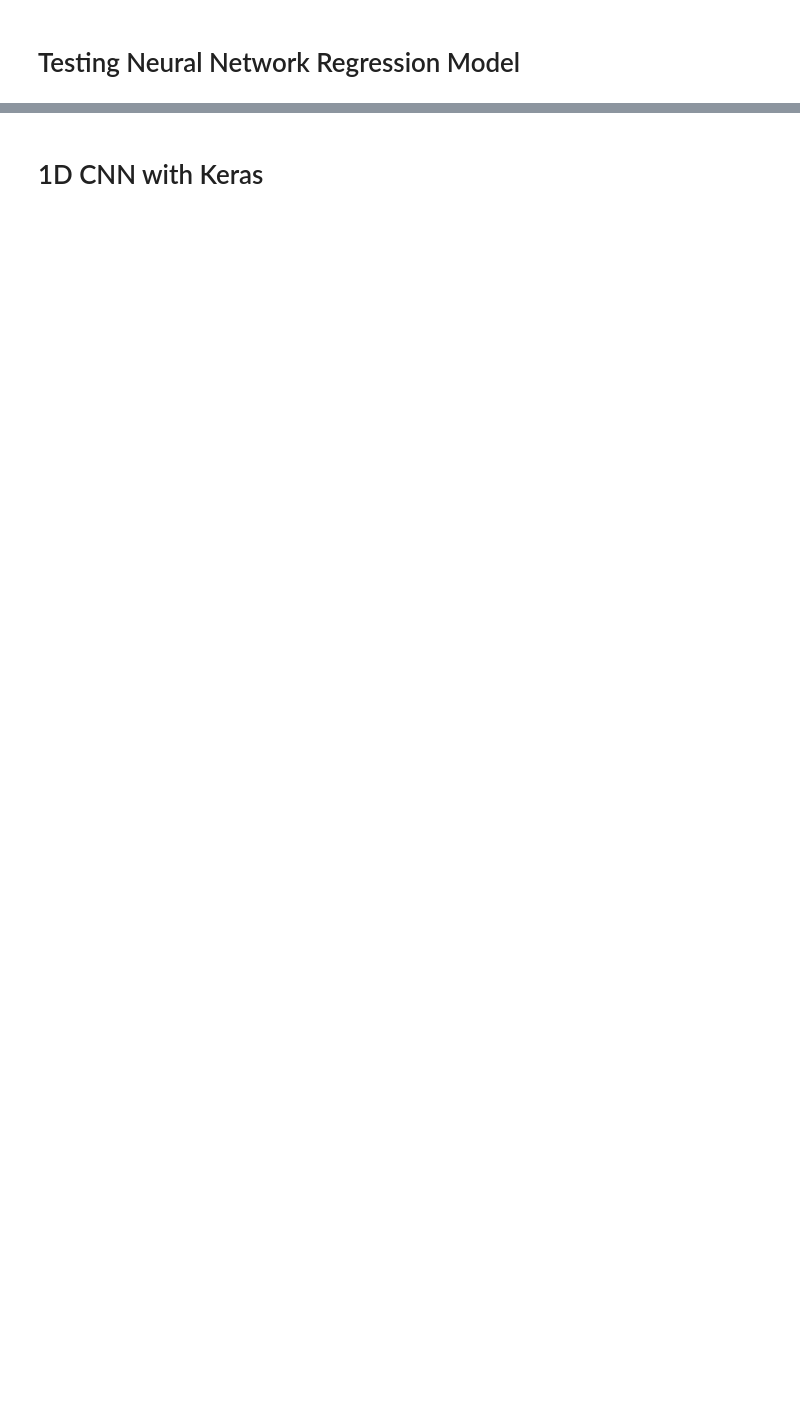
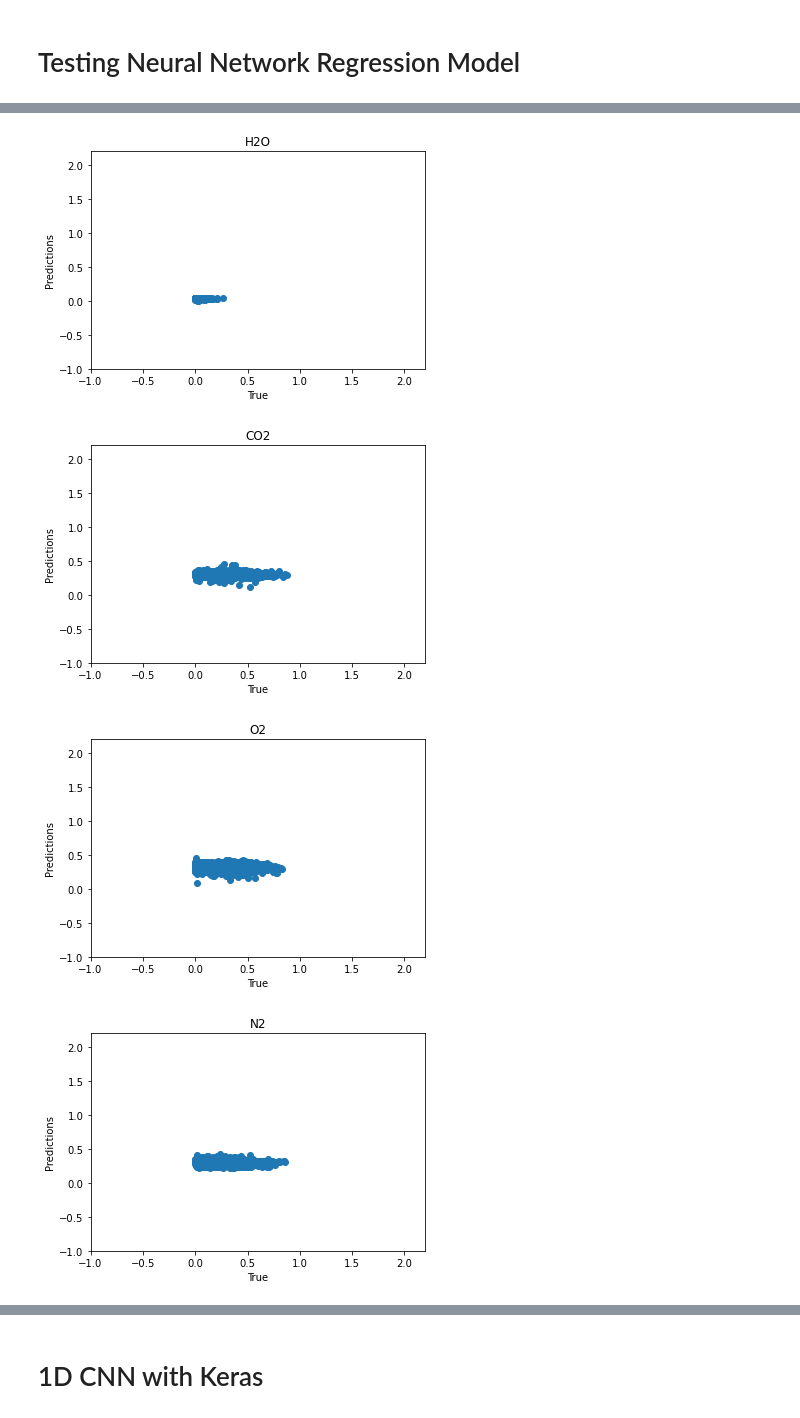
Before and after one commit to ACM-Research/exoplanet-atmosphere-analysis-with-ML, a Jupyter notebook: AbhishekModel.ipynb, the cells around one changed output, grey strips where cells are left out. Drawn from its saved outputs; the diff is of its cells as text; code cells hidden in the pictures; blank space fills up the shorter version.

```diff
--- a/AbhishekModel.ipynb
+++ b/AbhishekModel.ipynb
@@ -248,0 +267,23 @@ y5 MSE:1.0288
+# %%
+yyy = [-20,20] # This is just defining y = x
+minx = np.min(y_scaledTest[:,:])
+maxx = np.max(y_scaledTest[:,:])
+miny = np.min(exoPredict[:,:])
+maxy = np.max(exoPredict[:,:])
+names = ['H2O','CO2', 'O2', 'N2', 'CH4']
+for mol in range(5):
+    plt.title(names[mol])
+    plt.ylabel('Predictions')
+    plt.xlabel('True')
+
+    plt.xlim([-1,2.2])
+    plt.ylim([-1,2.2])
+    plt.scatter(y_scaledTest[:,mol],exoPredict[:,mol])
+
+
+    plt.show()
+# %% [output]
+[figure, added]
+[figure, added]
+[figure, added]
+[figure, added]
```
Also changed, not shown: parts of 40 cells of this notebook.
